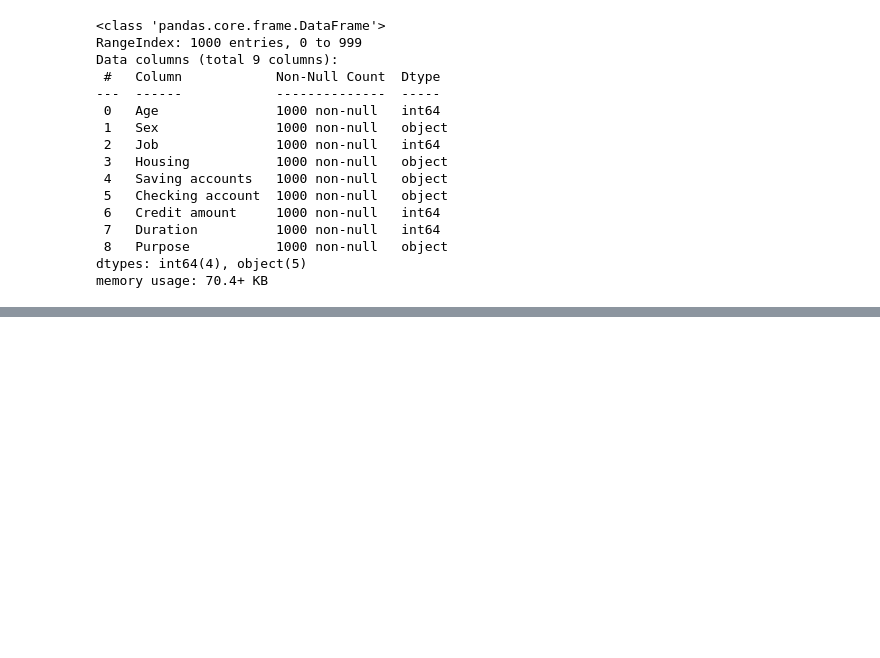
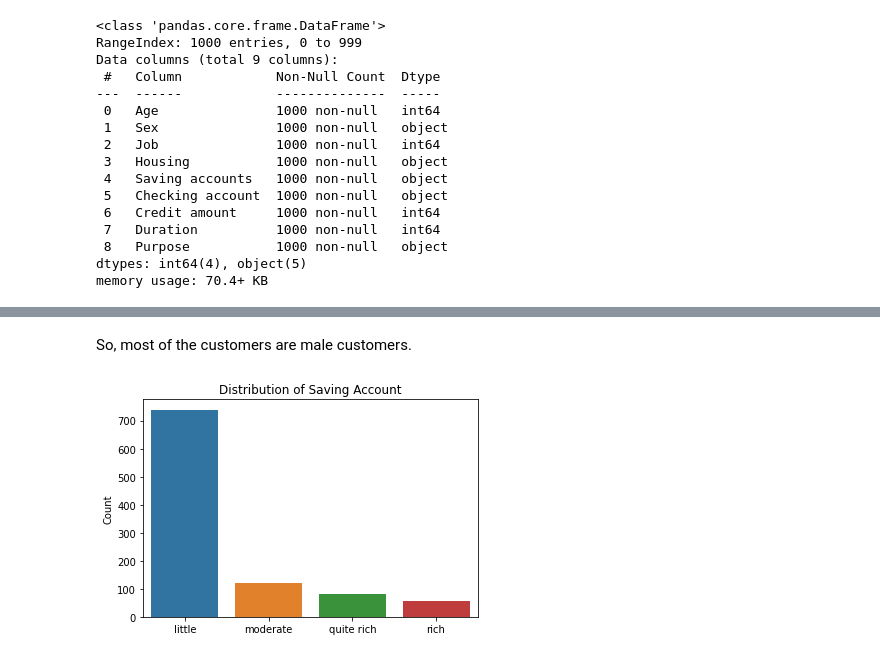
Before and after one commit to earo12/Analyzing-Screen-Time, a Jupyter notebook: Credit_Risk.ipynb, the cells around one changed output, grey strips where cells are left out. Saved outputs shown, nothing was run; the diff lists cells and outputs as text; code cells hidden in the pictures; blank space fills up the shorter version.

```diff
--- a/Credit_Risk.ipynb
+++ b/Credit_Risk.ipynb
@@ -129,0 +112,12 @@ Name: Purpose, dtype: int64
+# %% [markdown]
+So, most of the customers are male customers.
+# %%
+def graph_saving():
+  sns.barplot(data = df, x = values_saving.index, y = values_saving.values)
+  plt.ylabel('Count')
+  plt.title('Distribution of Saving Account')
+  plt.show()
+
+graph_saving()
+# %% [output]
+[figure, added]
```
Also changed, not shown: parts of 12 cells of this notebook.
